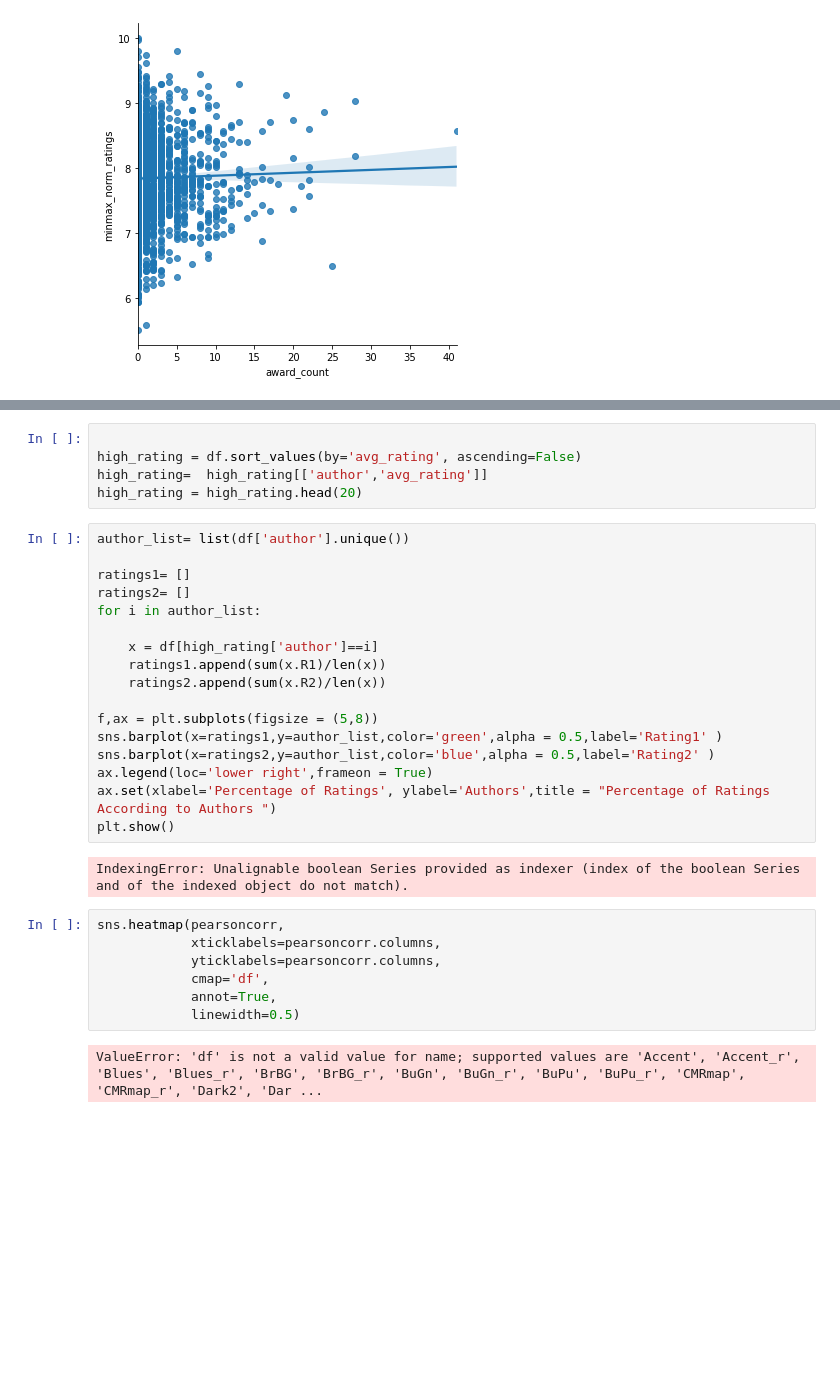
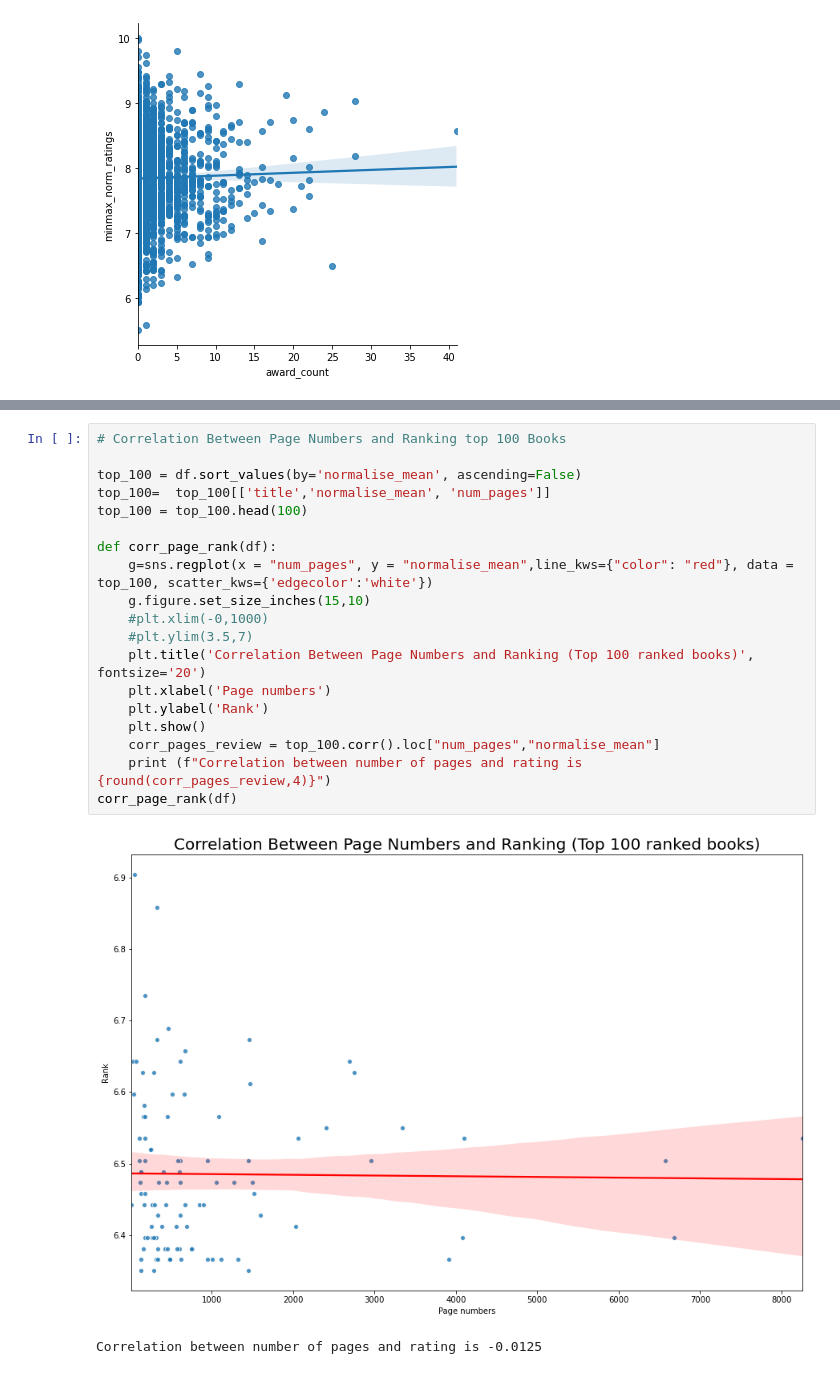
Before and after one commit to fbulbulov/AISpring-exercises, a Jupyter notebook: Build Week 1 GoodReading Project/Data Visualization.ipynb, the cells around one changed output, grey strips where cells are left out. Drawn from its saved outputs; the diff is of its cells as text; blank space fills up the shorter version.

```diff
--- a/Build Week 1 GoodReading Project/Data Visualization.ipynb
+++ b/Build Week 1 GoodReading Project/Data Visualization.ipynb
@@ -233,33 +210,22 @@ pearsoncorr
-# %%
-
-high_rating = df.sort_values(by='avg_rating', ascending=False)
-high_rating=  high_rating[['author','avg_rating']]
-high_rating = high_rating.head(20)
-# %%
-author_list= list(df['author'].unique())
-
-ratings1= []
-ratings2= []
-for i in author_list:
-
-    x = df[high_rating['author']==i]
-    ratings1.append(sum(x.R1)/len(x))
-    ratings2.append(sum(x.R2)/len(x))
-
-f,ax = plt.subplots(figsize = (5,8))
-sns.barplot(x=ratings1,y=author_list,color='green',alpha = 0.5,label='Rating1' )
-sns.barplot(x=ratings2,y=author_list,color='blue',alpha = 0.5,label='Rating2' )
-ax.legend(loc='lower right',frameon = True)
-ax.set(xlabel='Percentage of Ratings', ylabel='Authors',title = "Percentage of Ratings According to Authors ")
-plt.show()
-# %% [output]
-IndexingError: Unalignable boolean Series provided as indexer (index of the boolean Series and of the indexed object do not match).
-# %%
-sns.heatmap(pearsoncorr,
-            xticklabels=pearsoncorr.columns,
-            yticklabels=pearsoncorr.columns,
-            cmap='df',
-            annot=True,
-            linewidth=0.5)
-# %% [output]
-ValueError: 'df' is not a valid value for name; supported values are 'Accent', 'Accent_r', 'Blues', 'Blues_r', 'BrBG', 'BrBG_r', 'BuGn', 'BuGn_r', 'BuPu', 'BuPu_r', 'CMRmap', 'CMRmap_r', 'Dark2', 'Dar ...
+# %%
+# Correlation Between Page Numbers and Ranking top 100 Books
+
+top_100 = df.sort_values(by='normalise_mean', ascending=False)
+top_100=  top_100[['title','normalise_mean', 'num_pages']]
+top_100 = top_100.head(100)
+
+def corr_page_rank(df):
+    g=sns.regplot(x = "num_pages", y = "normalise_mean",line_kws={"color": "red"}, data = top_100, scatter_kws={'edgecolor':'white'})
+    g.figure.set_size_inches(15,10)
+    #plt.xlim(-0,1000)
+    #plt.ylim(3.5,7)
+    plt.title('Correlation Between Page Numbers and Ranking (Top 100 ranked books)', fontsize='20')
+    plt.xlabel('Page numbers')
+    plt.ylabel('Rank')
+    plt.show()
+    corr_pages_review = top_100.corr().loc["num_pages","normalise_mean"]
+    print (f"Correlation between number of pages and rating is {round(corr_pages_review,4)}")
+corr_page_rank(df)
+# %% [output]
+[figure, added]
+Correlation between number of pages and rating is -0.0125
```
Also changed, not shown: parts of 11 cells of this notebook, 2 other files.
